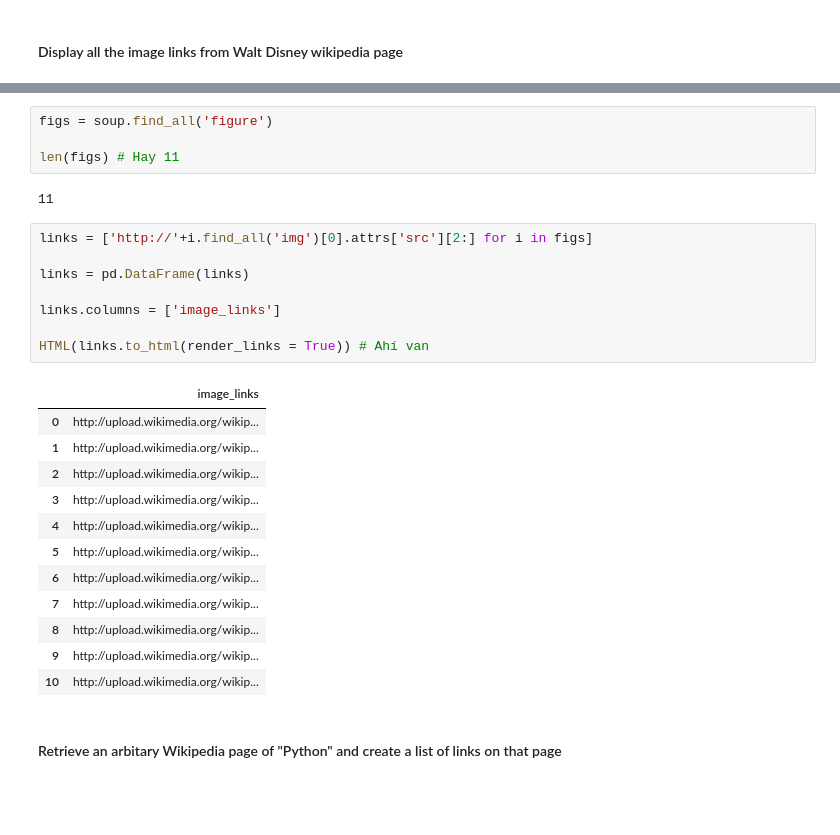
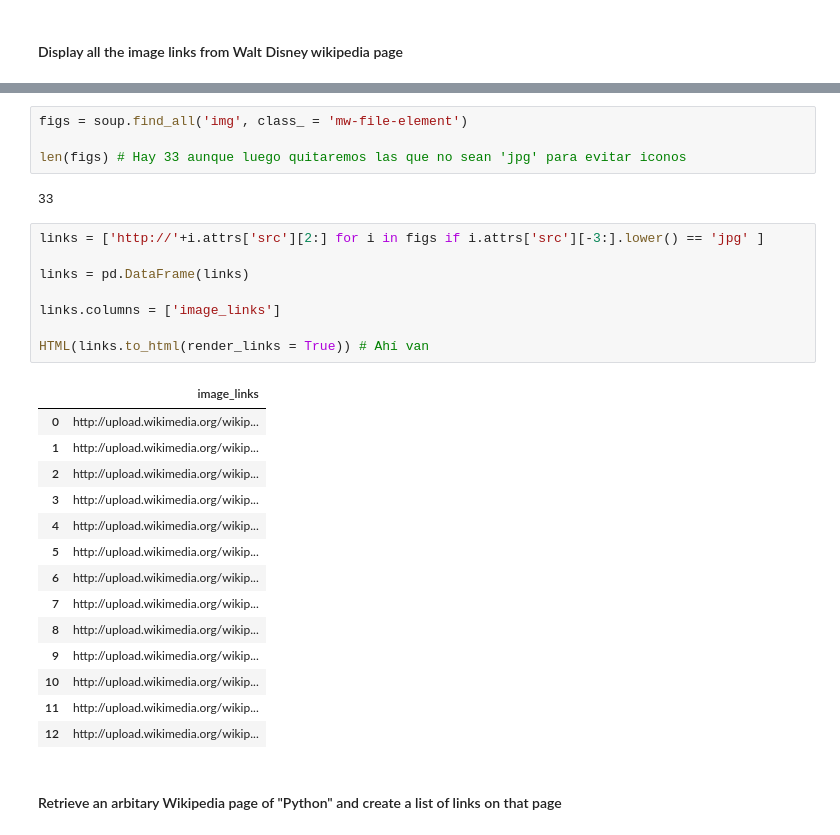
Before and after one commit to Ironhack-Data-Madrid-Julio-2023/4.2-lab_web_scraping, a Jupyter notebook: your-code/main.ipynb, the cells around one changed output, grey strips where cells are left out. Cells and saved outputs as stored; diff of their text form; blank space fills up the shorter version.

```diff
--- a/your-code/main.ipynb
+++ b/your-code/main.ipynb
@@ -216,30 +190,32 @@ soup = bs(html, 'html.parser')
-# %%
-figs = soup.find_all('figure')
-
-len(figs) # Hay 11
-# %% [output]
-11
+# %%
+figs = soup.find_all('img', class_ = 'mw-file-element')
+
+len(figs) # Hay 33 aunque luego quitaremos las que no sean 'jpg' para evitar iconos
+# %% [output]
+33
 # %%
-links = ['http://'+i.find_all('img')[0].attrs['src'][2:] for i in figs]
+links = ['http://'+i.attrs['src'][2:] for i in figs if i.attrs['src'][-3:].lower() == 'jpg' ]
 
 links = pd.DataFrame(links)
 
 links.columns = ['image_links']
 
 HTML(links.to_html(render_links = True)) # Ahí van
 # %% [output]
 |  | image_links |
 | 0 | http://upload.wikimedia.org/wikip... |
 | 1 | http://upload.wikimedia.org/wikip... |
 | 2 | http://upload.wikimedia.org/wikip... |
 | 3 | http://upload.wikimedia.org/wikip... |
 | 4 | http://upload.wikimedia.org/wikip... |
 | 5 | http://upload.wikimedia.org/wikip... |
 | 6 | http://upload.wikimedia.org/wikip... |
 | 7 | http://upload.wikimedia.org/wikip... |
 | 8 | http://upload.wikimedia.org/wikip... |
 | 9 | http://upload.wikimedia.org/wikip... |
 | 10 | http://upload.wikimedia.org/wikip... |
+| 11 | http://upload.wikimedia.org/wikip... |
+| 12 | http://upload.wikimedia.org/wikip... |
 # %% [markdown]
 #### Retrieve an arbitary Wikipedia page of "Python" and create a list of links on that page
 # %%
```
Also changed, not shown: parts of 12 cells of this notebook.
